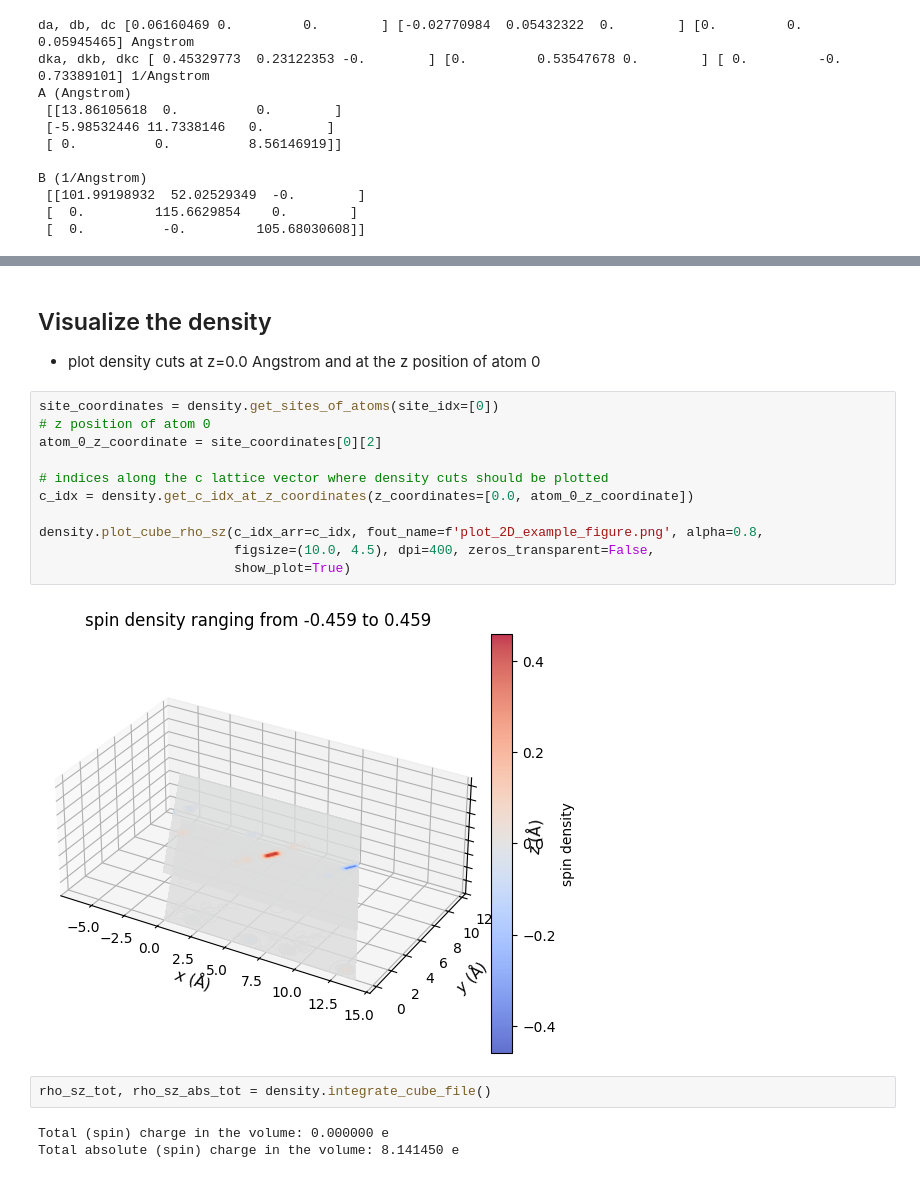
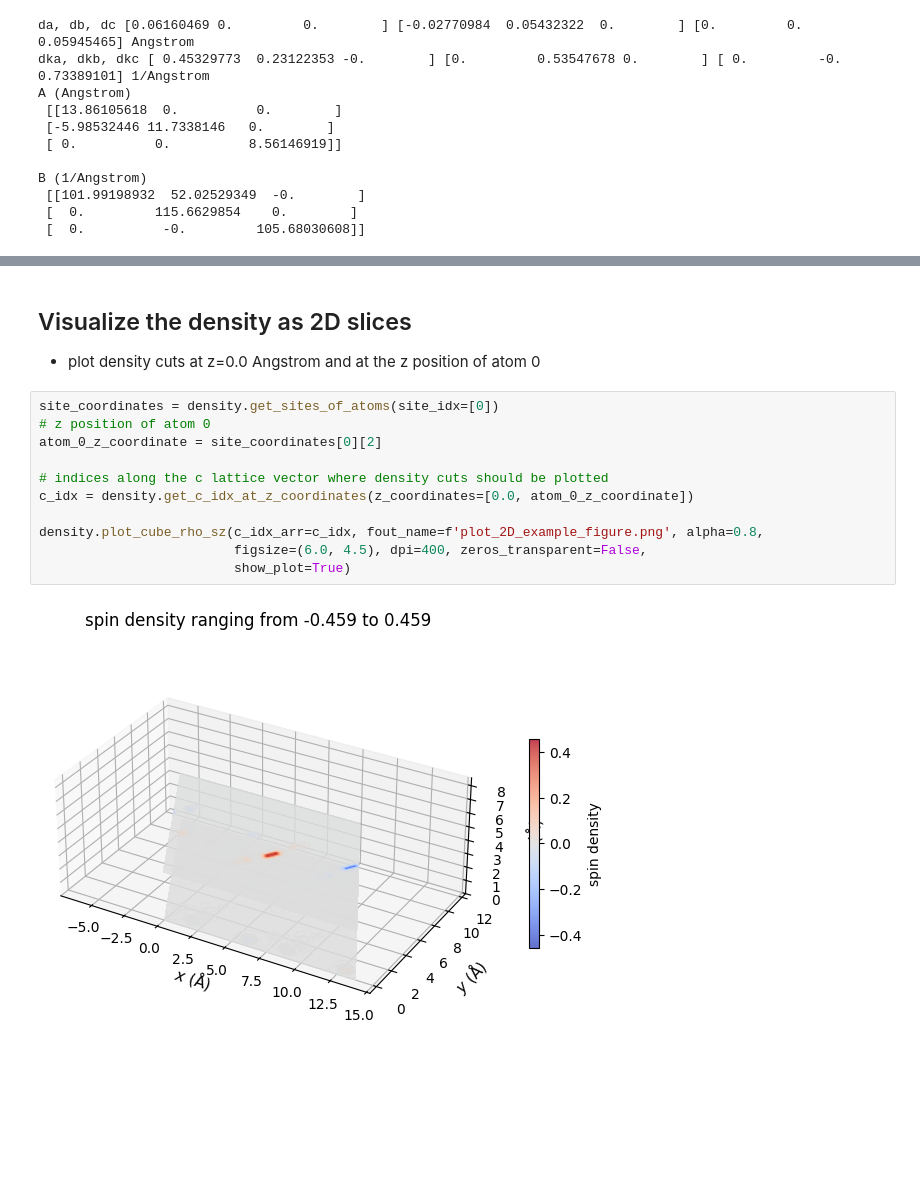
Before and after one commit to liborsold/fft_electronic_spin_density, a Jupyter notebook: examples/fft_examples.ipynb, the cells around one changed output, grey strips where cells are left out. Saved outputs shown, nothing was run; the diff lists cells and outputs as text; blank space fills up the shorter version.

```diff
--- a/examples/fft_examples.ipynb
+++ b/examples/fft_examples.ipynb
@@ -21,21 +166,16 @@ B (1/Angstrom)
 # %% [markdown]
-## Visualize the density
+## Visualize the density as 2D slices
 - plot density cuts at z=0.0 Angstrom and at the z position of atom 0
 # %%
 site_coordinates = density.get_sites_of_atoms(site_idx=[0])
 # z position of atom 0
 atom_0_z_coordinate = site_coordinates[0][2]
 
 # indices along the c lattice vector where density cuts should be plotted
 c_idx = density.get_c_idx_at_z_coordinates(z_coordinates=[0.0, atom_0_z_coordinate])
 
 density.plot_cube_rho_sz(c_idx_arr=c_idx, fout_name=f'plot_2D_example_figure.png', alpha=0.8,
-                         figsize=(10.0, 4.5), dpi=400, zeros_transparent=False,
+                         figsize=(6.0, 4.5), dpi=400, zeros_transparent=False,
                          show_plot=True)
 # %% [output]
-[figure, old version]
+[figure, new version]
-# %%
-rho_sz_tot, rho_sz_abs_tot = density.integrate_cube_file()
-# %% [output]
-Total (spin) charge in the volume: 0.000000 e
-Total absolute (spin) charge in the volume: 8.141450 e
```
Also changed, not shown: parts of 23 cells of this notebook, 17 other files.
